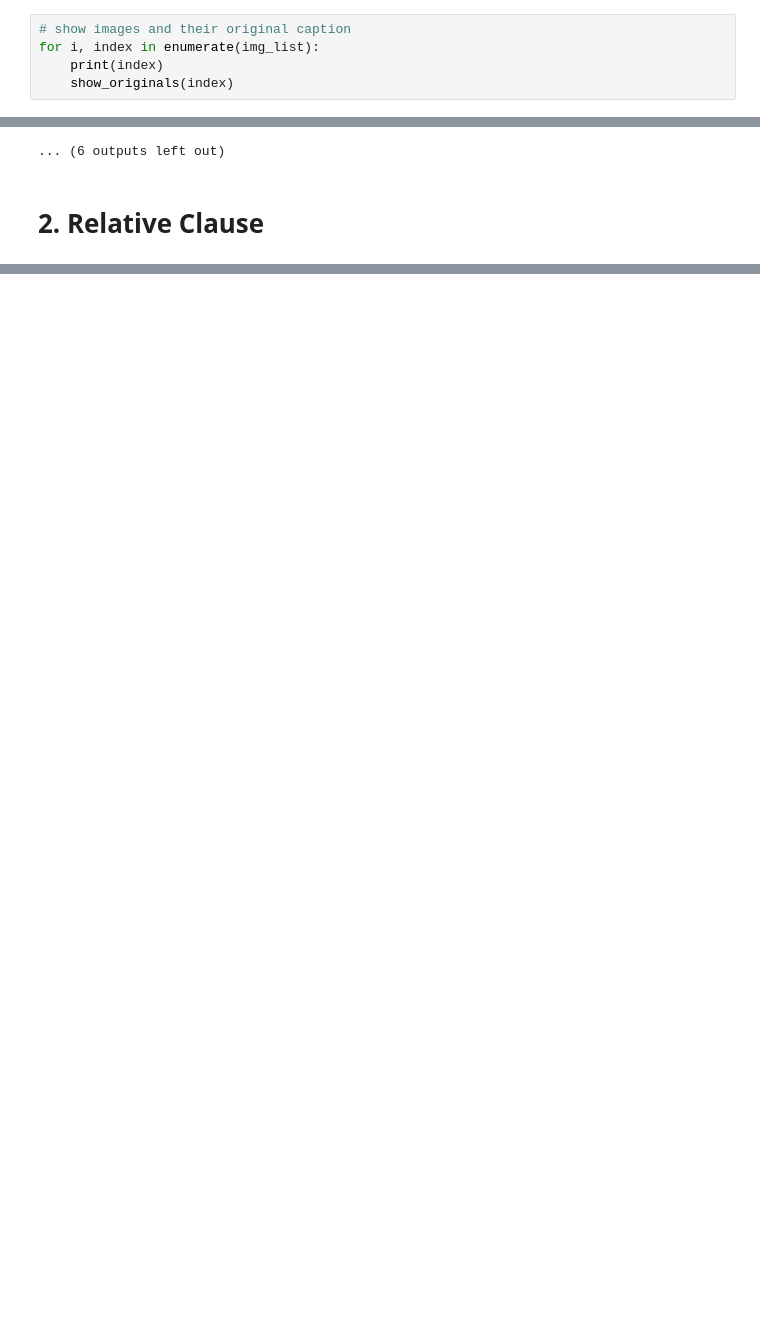
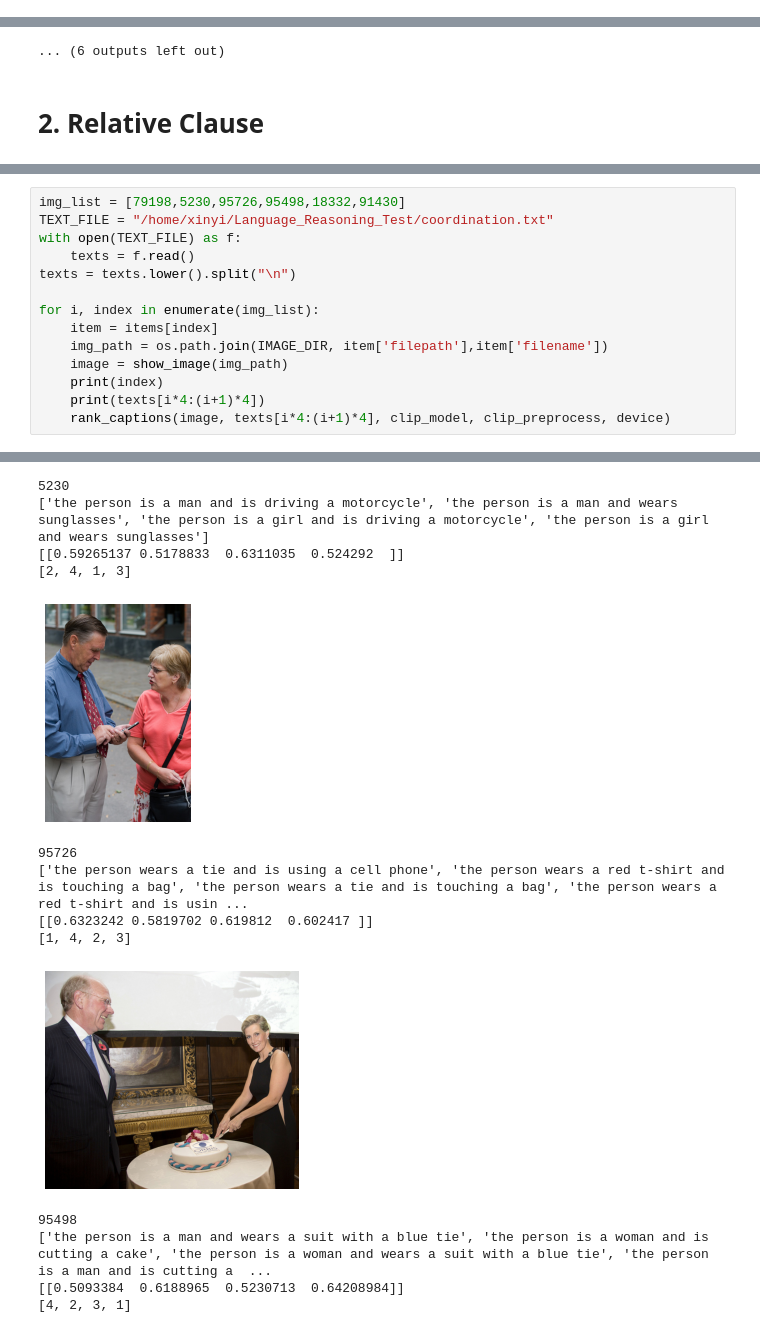
Before and after one commit to shin-ee-chen/Language_Reasoning_Test, a Jupyter notebook: clip_test.ipynb, the cells around one changed output, grey strips where cells are left out. Cells and saved outputs as stored; diff of their text form; blank space fills up the shorter version.

Commit message:
add examples for coordination and pronoun binding

```diff
--- a/clip_test.ipynb
+++ b/clip_test.ipynb
@@ -80,5 +27,0 @@ texts = texts.lower().split("\n")
-# %%
-# show images and their original caption
-for i, index in enumerate(img_list):
-    print(index)
-    show_originals(index)
@@ -205,0 +111,15 @@ for i, index in enumerate(img_list):
+# %%
+img_list = [79198,5230,95726,95498,18332,91430]
+TEXT_FILE = "/home/xinyi/Language_Reasoning_Test/coordination.txt"
+with open(TEXT_FILE) as f:
+    texts = f.read()
+texts = texts.lower().split("\n")
+
+for i, index in enumerate(img_list):
+    item = items[index]
+    img_path = os.path.join(IMAGE_DIR, item['filepath'],item['filename'])
+    image = show_image(img_path)
+    print(index)
+    print(texts[i*4:(i+1)*4])
+    rank_captions(image, texts[i*4:(i+1)*4], clip_model, clip_preprocess, device)
+# %% [output]
@@ -205,0 +132,14 @@ for i, index in enumerate(img_list):
+5230
+['the person is a man and is driving a motorcycle', 'the person is a man and wears sunglasses', 'the person is a girl and is driving a motorcycle', 'the person is a girl and wears sunglasses']
+[[0.59265137 0.5178833  0.6311035  0.524292  ]]
+[2, 4, 1, 3]
+[figure, added]
+95726
+['the person wears a tie and is using a cell phone', 'the person wears a red t-shirt and is touching a bag', 'the person wears a tie and is touching a bag', 'the person wears a red t-shirt and is usin ...
+[[0.6323242 0.5819702 0.619812  0.602417 ]]
+[1, 4, 2, 3]
+[figure, added]
+95498
+['the person is a man and wears a suit with a blue tie', 'the person is a woman and is cutting a cake', 'the person is a woman and wears a suit with a blue tie', 'the person is a man and is cutting a  ...
+[[0.5093384  0.6188965  0.5230713  0.64208984]]
+[4, 2, 3, 1]
```
Also changed, not shown: parts of 11 cells of this notebook.
